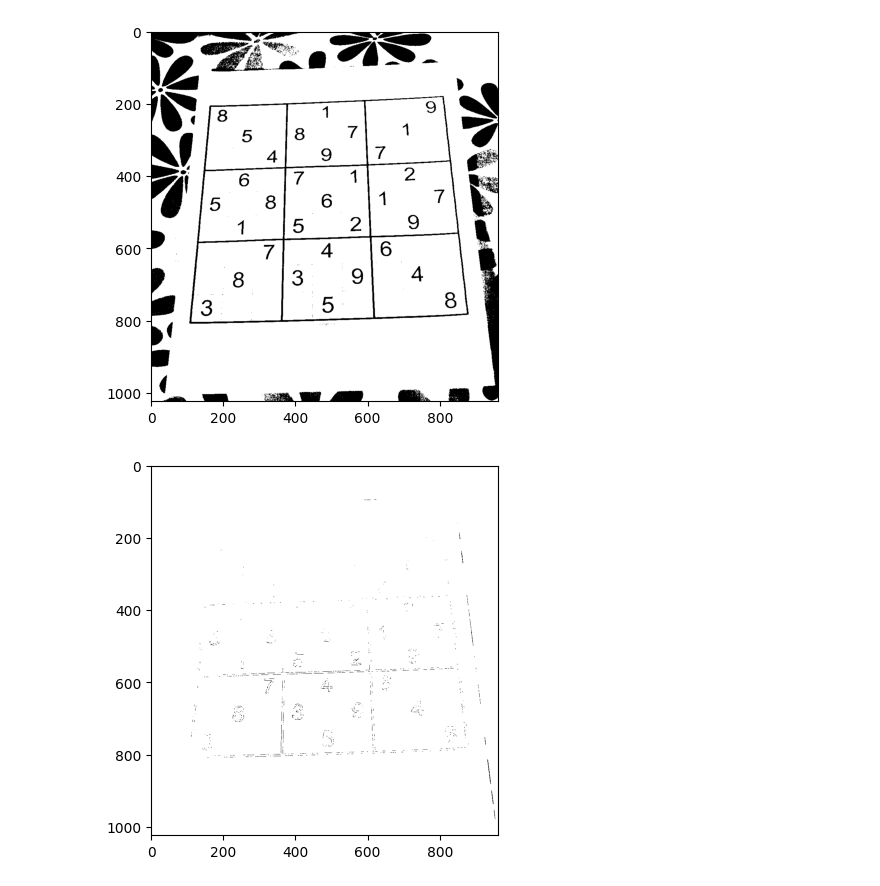
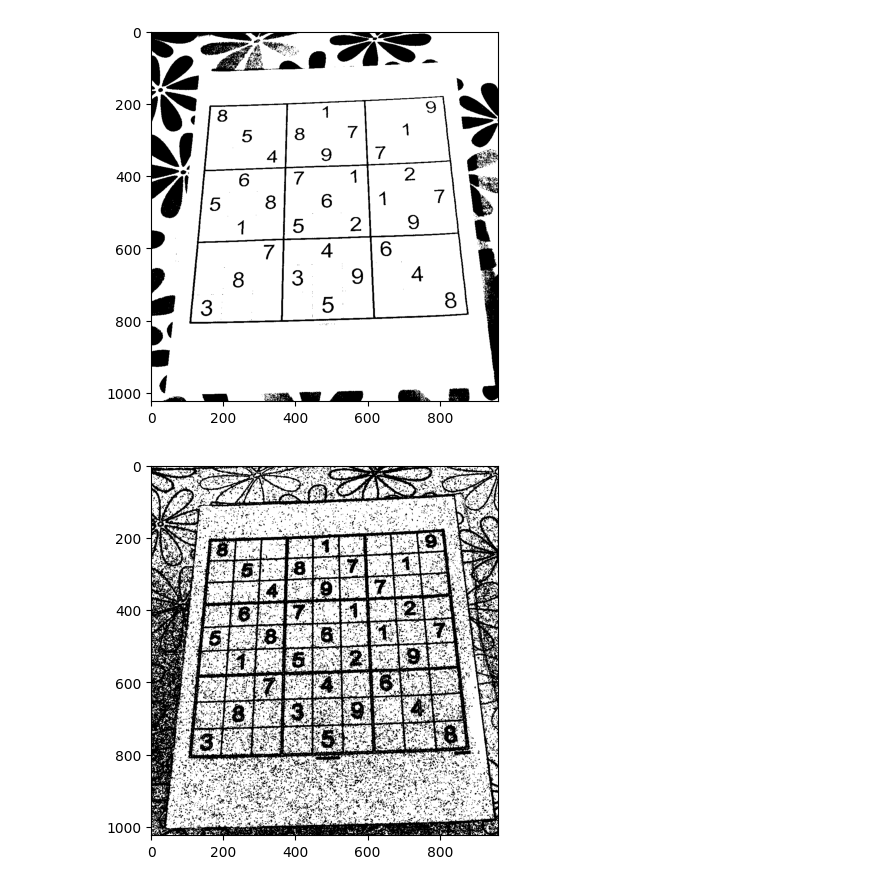
Before and after one commit to caramale07/ipcv-pw6, a Jupyter notebook: PW6-Gradients.ipynb, the cells around one changed output. Saved outputs shown, nothing was run; the diff lists cells and outputs as text; code cells hidden in the pictures.

```diff
--- a/PW6-Gradients.ipynb
+++ b/PW6-Gradients.ipynb
@@ -98,10 +98,10 @@ display_img(thresh1)
 # %%
 # Apply threashold function with THRESH_BINARY param on the gradient image and display the returned image
 
-ret, thresh2 = cv2.threshold(gradient, 127, 255, cv2.THRESH_BINARY_INV)
+ret, thresh2 = cv2.threshold(gradient, 10, 255, cv2.THRESH_BINARY_INV)
 display_img(thresh2)
 # %% [output]
-[figure, old version]
+[figure, new version]
 # %%
 # Apply threashold function with THRESH_BINARY param on the blended image and display the returned image
 
```
Also changed, not shown: parts of 1 cell of this notebook.
